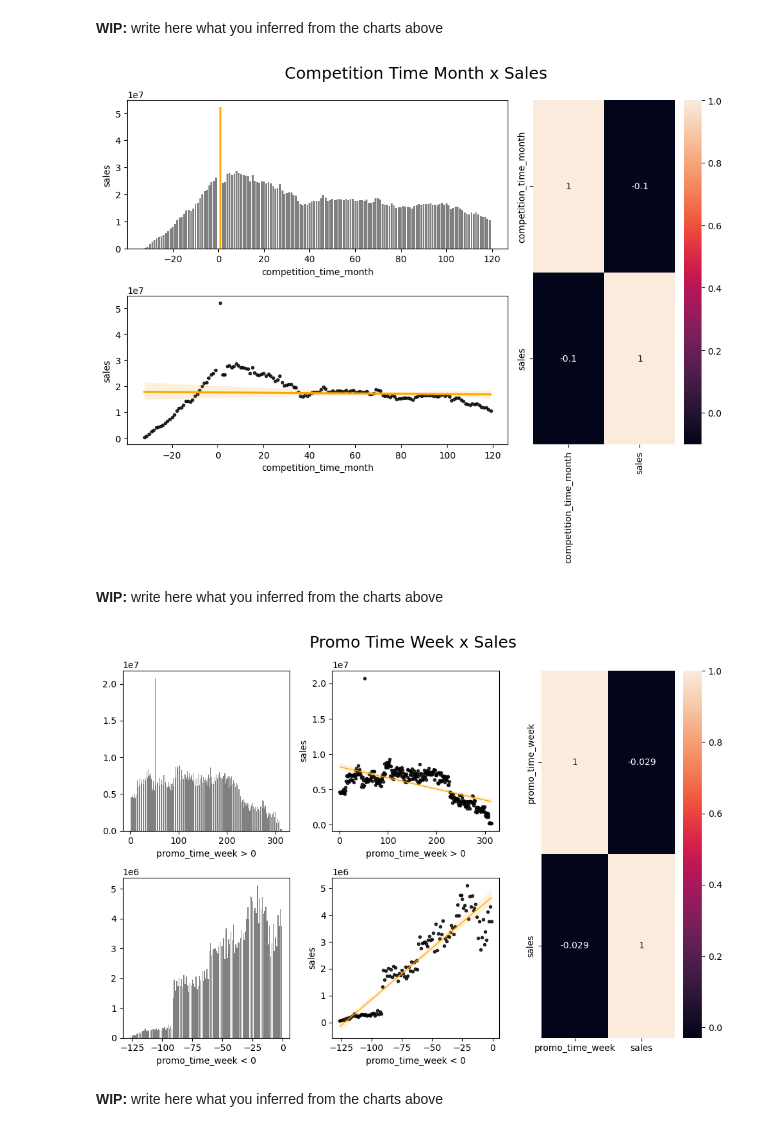
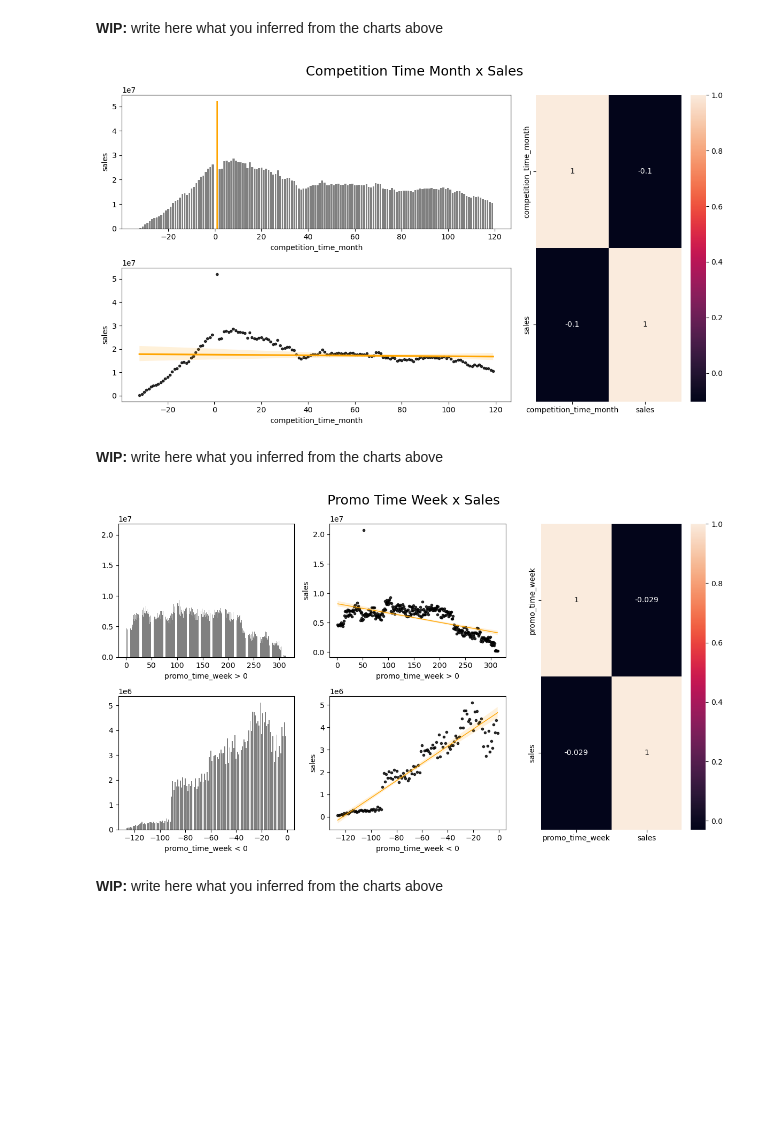
Before and after one commit to duancleypaul/repos, a Jupyter notebook: Rossmann Store Sales/rossmann-store-sales.ipynb, the cells around one changed output. Drawn from its saved outputs; the diff is of its cells as text; code cells hidden in the pictures; blank space fills up the shorter version.

```diff
--- a/Rossmann Store Sales/rossmann-store-sales.ipynb
+++ b/Rossmann Store Sales/rossmann-store-sales.ipynb
@@ -495,45 +495,45 @@ plt.show();
 # %% [markdown]
 **WIP:** write here what you inferred from the charts above
 # %%
-plt.figure(figsize=(10,8))
+plt.figure(figsize=(12,7))
 
 grid = GridSpec(2, 3)
 
 plt.subplot(grid[0,:2])
 plt.suptitle('Competition Time Month x Sales', fontsize=18)
 aux1 = df_train_with_sales[['competition_time_month', 'sales']].groupby('competition_time_month').sum().reset_index()
 aux2 = aux1[(aux1['competition_time_month'] < 120) & (aux1['competition_time_month'] != 0)] # max 10 years
 plt.bar(
     data   = aux2,
     x      = 'competition_time_month',
     height = 'sales',
     color  = ['grey' if (x < max(aux2.sales)) else 'orange' for x in aux2.sales]
 );
 plt.xlabel('competition_time_month')
 plt.ylabel('sales')
 
 plt.subplot(grid[1,:2])
 sns.regplot(
     data   = aux2,
     x      = 'competition_time_month',
     y      = 'sales',
     marker = '.',
     scatter_kws={"color": "black"},
     line_kws={"color": "orange"}
 
 );
 
 plt.subplot(grid[:,2])
 sns.heatmap(aux1.corr(method='pearson'), annot=True);
 
 plt.tight_layout()
 plt.show();
 # %% [output]
-[figure, old version]
+[figure, new version]
 # %% [markdown]
 **WIP:** write here what you inferred from the charts above
 # %%
-plt.figure(figsize=(10,7))
+plt.figure(figsize=(12,7))
 aux1 = df_train_with_sales[['promo_time_week', 'sales']].groupby('promo_time_week').sum().reset_index()
 
 grid = GridSpec(2, 3)
@@ -587,7 +587,7 @@ sns.heatmap(aux1.corr(method='pearson'), annot=True);
 plt.tight_layout()
 plt.show();
 # %% [output]
-[figure, old version]
+[figure, new version]
 # %% [markdown]
 **WIP:** write here what you inferred from the charts above
 # %%
```
Also changed, not shown: parts of 8 cells of this notebook.
